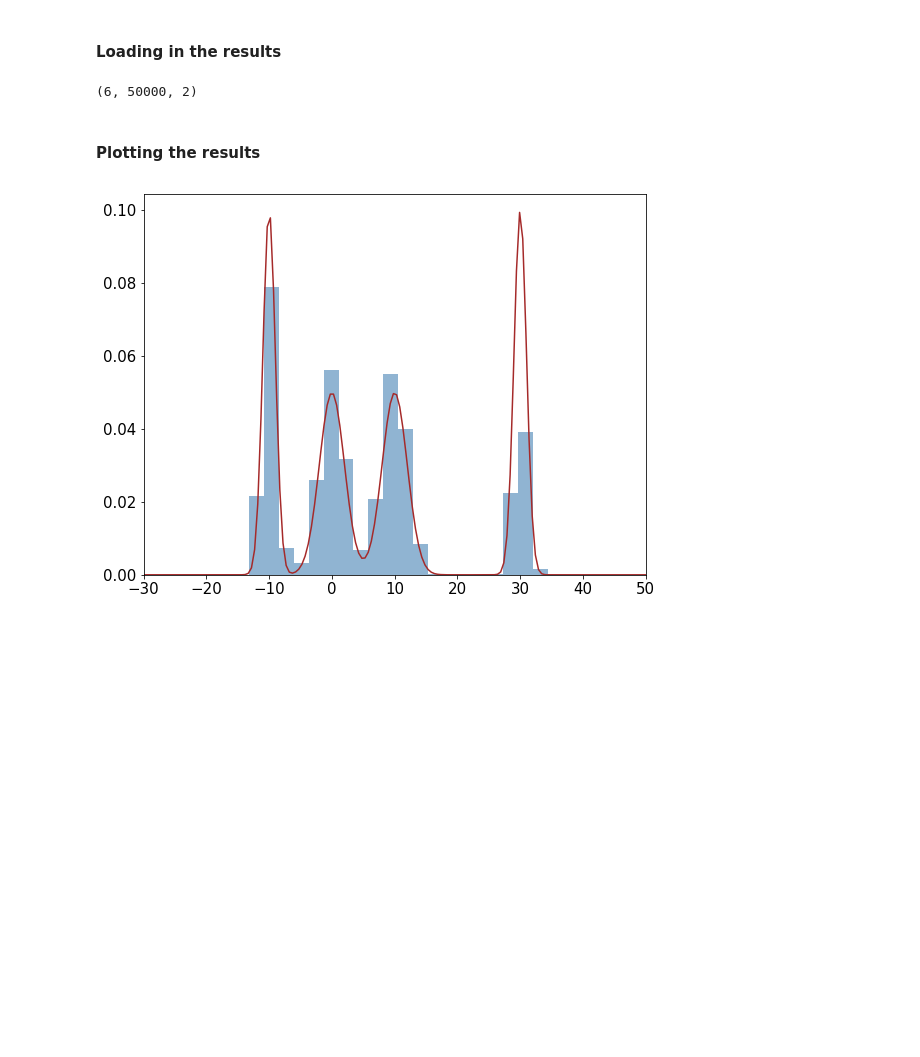
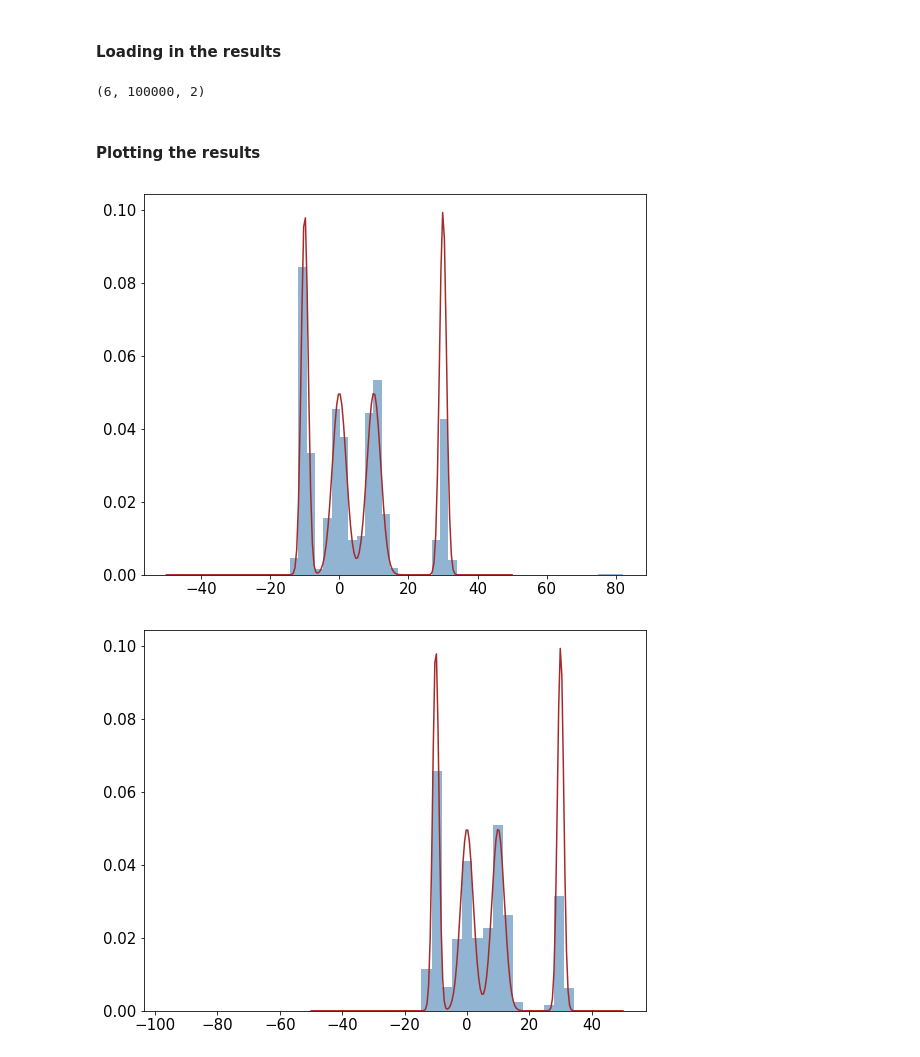
Before and after one commit to rachelmoon290/cs289-evolutionary-sampling, a Jupyter notebook: Plotting Template.ipynb, the cells around one changed output. Cells and saved outputs as stored; diff of their text form; code cells hidden in the pictures; blank space fills up the shorter version.

```diff
--- a/Plotting Template.ipynb
+++ b/Plotting Template.ipynb
@@ -7,13 +7,17 @@ import matplotlib.pyplot as plt
 from scipy.stats import norm
 import seaborn as sns
 from swarm_sampling import energy, f
+# %%
+mu0, mu1, mu2, mu3 = -10,0,10,30
+sig0, sig1, sig2, sig3 = 1, 2, 2, 1
+f = lambda x: 0.25*norm(mu0, sig0).pdf(x) + 0.25*norm(mu1, sig1).pdf(x) + 0.25*norm(mu2, sig2).pdf(x) + 0.25*norm(mu3, sig3).pdf(x)
 # %% [markdown]
 ### Case
 # %%
-data_folder = 'results/swarm_sampling/comm_rate/50'
+data_folder = 'results/1D_multimodal/swarm'
 
 num_chains = 6
-num_epochs = 50000
+num_epochs = 100000
 # %% [markdown]
 #### Loading in the results
 # %%
@@ -24,27 +28,27 @@ for i in range(num_chains):
 
 print(all_results.shape)
 # %% [output]
-(6, 50000, 2)
+(6, 100000, 2)
 # %% [markdown]
 #### Plotting the results
 # %%
-accumulator = all_results[0]
+#accumulator = all_results[0]
 
 xgrid = np.linspace(-50,50,200)
 
 
+for i in range(num_chains):
+    accumulator = all_results[i]
+    plt.figure(figsize=(9,7))
+    plt.hist(accumulator[:,0], bins=40, density=True, color="steelblue", alpha=0.6)
+    plt.plot(xgrid, f(xgrid), label='f(x)', color="brown")
 
-plt.figure(figsize=(9,7))
-plt.hist(accumulator[:,0], bins=40, density=True, color="steelblue", alpha=0.6)
-plt.plot(xgrid, f(xgrid), label='f(x)', color="brown")
+    #plt.xlim(-40,60)
 
-plt.xlim(-30,50)
+    plt.xticks(fontsize=15)
+    plt.yticks(fontsize=15)
 
-plt.xticks(fontsize=15)
-plt.yticks(fontsize=15)
-
-plt.savefig(f"{data_folder}/histogram.png", bbox_inches='tight')
-
-plt.show()
+    plt.savefig(f"{data_folder}/histogram_{i}.png", bbox_inches='tight')
 # %% [output]
-[figure, old version]
+[figure, new version]
+[figure, added]
```
Also changed, not shown: parts of 21 cells of this notebook, 1 other file.
